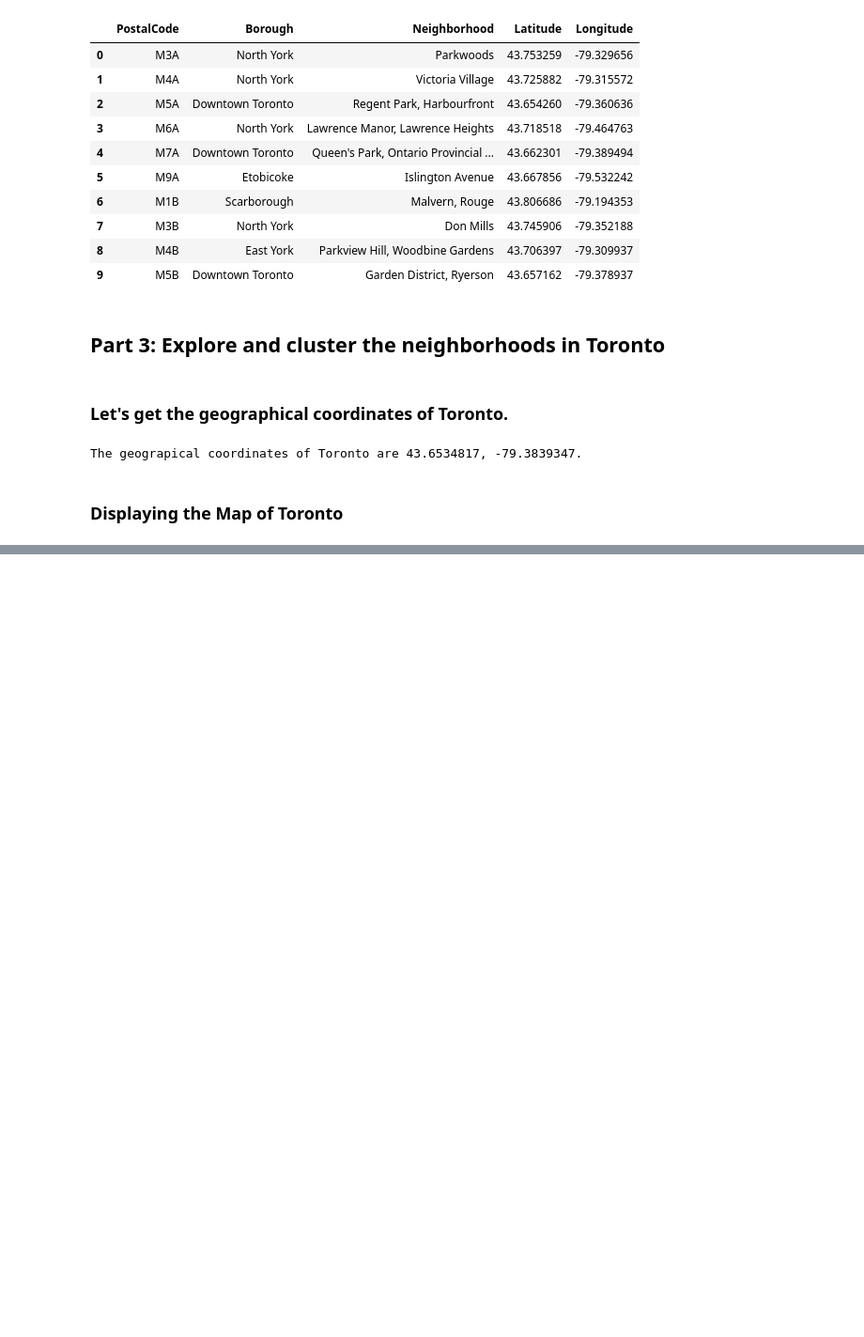
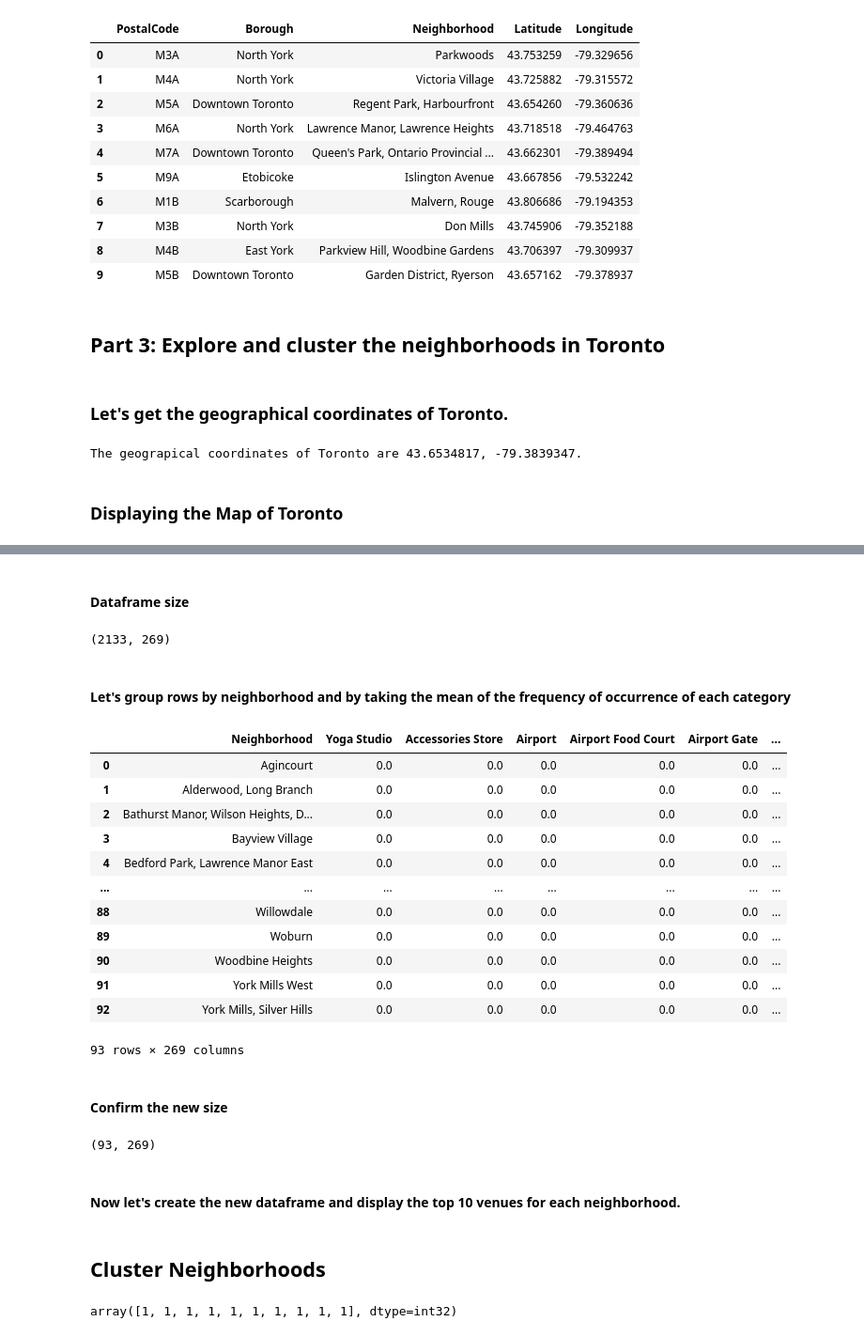
Before and after one commit to DavidVN-cg/Segmenting_and_clustering_neighborhoods-toronto, a Jupyter notebook: Segmenting_clustering_neighborhoods_toronto.ipynb, the cells around one changed output, grey strips where cells are left out. Shown: that part at 94% size. Saved outputs shown, nothing was run; the diff lists cells and outputs as text; code cells hidden in the pictures; blank space fills up the shorter version.

Commit message:
Added Clustering Part of the assigment

```diff
--- a/Segmenting_clustering_neighborhoods_toronto.ipynb
+++ b/Segmenting_clustering_neighborhoods_toronto.ipynb
@@ -173,0 +176,8 @@ map_toronto
+# %%
+CLIENT_ID = 'DHAVRZ3NBRLYB5X0Y4TCWIYZV324V0LI3CGPZIEUOUWASPF2' # your Foursquare ID
+CLIENT_SECRET = 'B4OYQSAP23AJRHS1FTBQWYYAC3OZJJ2YRO0I4DAH1UXKGGFS' # your Foursquare Secret
+VERSION = '20180605' # Foursquare API version
+
+print('Your credentails:')
+print('CLIENT_ID: ' + CLIENT_ID)
+print('CLIENT_SECRET:' + CLIENT_SECRET)
@@ -173,0 +238,7 @@ map_toronto
+# %%
+# Running the above function on each neighborhood and create a new dataframe called toronto_venues.
+toronto_venues = getNearbyVenues(names=df_toronto['Neighborhood'],
+                                   latitudes=df_toronto['Latitude'],
+                                   longitudes=df_toronto['Longitude']
+                                )
+toronto_venues.head()
@@ -173,0 +296,12 @@ map_toronto
+# %%
+# one hot encoding
+toronto_onehot = pd.get_dummies(toronto_venues[['Venue Category']], prefix="", prefix_sep="")
+
+# add neighborhood column back to dataframe
+toronto_onehot['Neighborhood'] = toronto_venues['Neighborhood']
+
+# move neighborhood column to the first column
+fixed_columns = [toronto_onehot.columns[-1]] + list(toronto_onehot.columns[:-1])
+toronto_onehot = toronto_onehot[fixed_columns]
+
+toronto_onehot.head()
@@ -173,0 +316,33 @@ map_toronto
+# %% [markdown]
+#### Dataframe size
+# %%
+toronto_onehot.shape
+# %% [output]
+(2133, 269)
+# %% [markdown]
+#### Let's group rows by neighborhood and by taking the mean of the frequency of occurrence of each category
+# %%
+toronto_grouped = toronto_onehot.groupby('Neighborhood').mean().reset_index()
+toronto_grouped
+# %% [output]
+|  | Neighborhood | Yoga Studio | Accessories Store | Airport | Airport Food Court | Airport Gate | ... |
+| 0 | Agincourt | 0.0 | 0.0 | 0.0 | 0.0 | 0.0 | ... |
+| 1 | Alderwood, Long Branch | 0.0 | 0.0 | 0.0 | 0.0 | 0.0 | ... |
+| 2 | Bathurst Manor, Wilson Heights, D... | 0.0 | 0.0 | 0.0 | 0.0 | 0.0 | ... |
+| 3 | Bayview Village | 0.0 | 0.0 | 0.0 | 0.0 | 0.0 | ... |
+| 4 | Bedford Park, Lawrence Manor East | 0.0 | 0.0 | 0.0 | 0.0 | 0.0 | ... |
+| ... | ... | ... | ... | ... | ... | ... | ... |
+| 88 | Willowdale | 0.0 | 0.0 | 0.0 | 0.0 | 0.0 | ... |
+| 89 | Woburn | 0.0 | 0.0 | 0.0 | 0.0 | 0.0 | ... |
+| 90 | Woodbine Heights | 0.0 | 0.0 | 0.0 | 0.0 | 0.0 | ... |
+| 91 | York Mills West | 0.0 | 0.0 | 0.0 | 0.0 | 0.0 | ... |
+| 92 | York Mills, Silver Hills | 0.0 | 0.0 | 0.0 | 0.0 | 0.0 | ... |
+93 rows × 269 columns
+# %% [markdown]
+#### Confirm the new size
+# %%
+toronto_grouped.shape
+# %% [output]
+(93, 269)
+# %% [markdown]
+#### Now let's create the new dataframe and display the top 10 venues for each neighborhood.
@@ -173,0 +368,18 @@ map_toronto
+# %% [markdown]
+## Cluster Neighborhoods
+# %%
+# import k-means from clustering stage
+from sklearn.cluster import KMeans
+
+# set number of clusters
+kclusters = 5
+
+toronto_grouped_clustering = toronto_grouped.drop('Neighborhood', 1)
+
+# run k-means clustering
+kmeans = KMeans(n_clusters=kclusters, random_state=0).fit(toronto_grouped_clustering)
+
+# check cluster labels generated for each row in the dataframe
+kmeans.labels_[0:10]
+# %% [output]
+array([1, 1, 1, 1, 1, 1, 1, 1, 1, 1], dtype=int32)
```
Also changed, not shown: parts of 17 cells of this notebook.
